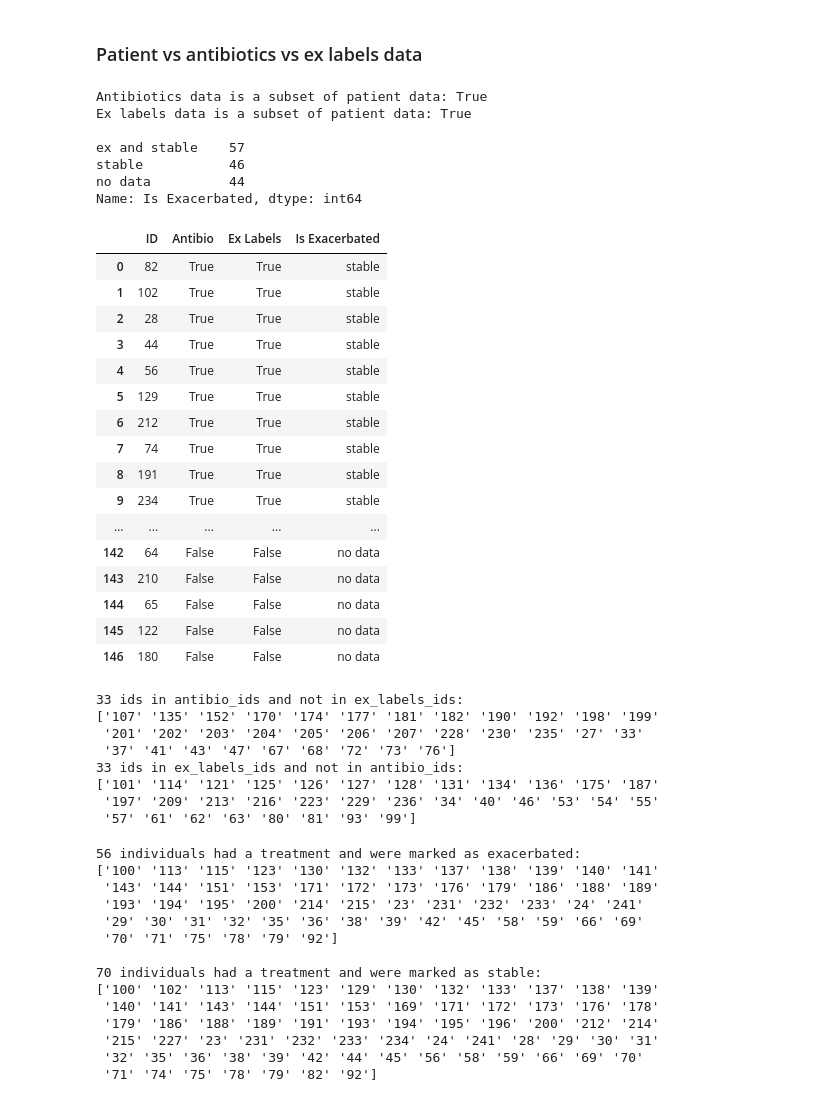
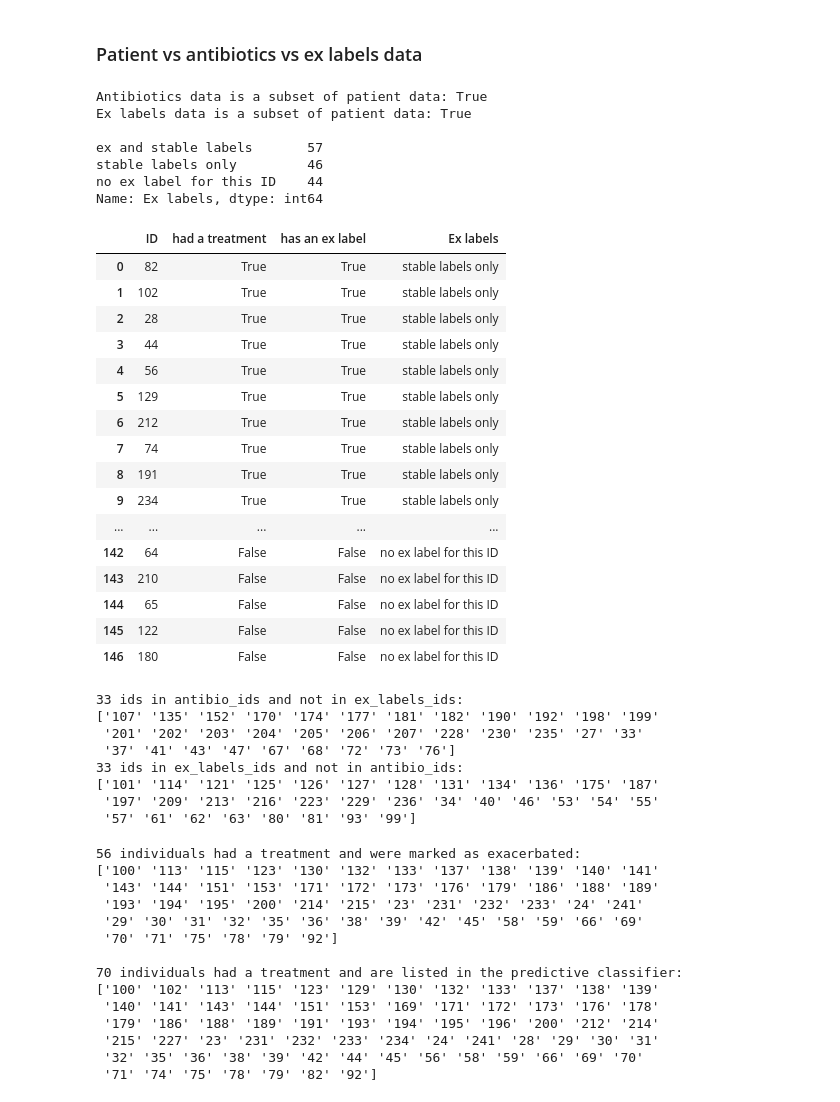
Before and after one commit to tristantreb/phd, a Jupyter notebook: src/data/2023-07-18_no_treatments_vs_no_ex_labels.ipynb, the cells around one changed output. Cells and saved outputs as stored; diff of their text form; code cells hidden in the pictures.

Commit message:
Cleanup no treatment vs no ex labels discovery

```diff
--- a/src/data/2023-07-18_no_treatments_vs_no_ex_labels.ipynb
+++ b/src/data/2023-07-18_no_treatments_vs_no_ex_labels.ipynb
@@ -148,63 +150,64 @@ print(
     f"Antibiotics data is a subset of patient data: {np.all(np.isin(antibio_ids, patient_ids))}"
 )
 print(
     f"Ex labels data is a subset of patient data: {np.all(np.isin(ex_labels_ids, patient_ids))}\n"
 )
 
 # Study the exacerbation labels data
 ids_stable = ex_labels[ex_labels["Is Exacerbated"] == False].ID.unique()
 ids_ex = ex_labels[ex_labels["Is Exacerbated"] == True].ID.unique()
 
 # Create a dataframe with column 1: patients, column 2: antibio, column 3: ex labels, column 4: is exacerbated
-df = pd.DataFrame(columns=["ID", "Antibio", "Ex Labels", "Is Exacerbated"])
+df = pd.DataFrame(columns=["ID", "had a treatment", "has an ex label", "Ex labels"])
 # In ID column, put all individuals
 df["ID"] = patient_ids
-# In antibio column, put true if the ID is in antibio_ids, false otherwise
-df["Antibio"] = np.isin(patient_ids, antibio_ids)
+# In had a treatment column, put true if the ID is in antibio_ids, false otherwise
+df["had a treatment"] = np.isin(patient_ids, antibio_ids)
 # In ex labels column, put true if the ID is in ex_labels_ids, false otherwise
-df["Ex Labels"] = np.isin(patient_ids, ex_labels_ids)
-# In is exacerbated column, put 'yes' if the ID is in ex_labels_ids and is exacerbated, 'both' otherwise
-df["Is Exacerbated"] = np.where(
+df["has an ex label"] = np.isin(patient_ids, ex_labels_ids)
+
+df["Ex labels"] = np.where(
     np.isin(patient_ids, ex_labels_ids),
     np.where(
         np.isin(patient_ids, ids_stable),
-        np.where(np.isin(patient_ids, ids_ex), "ex and stable", "stable"),
-        np.where(np.isin(patient_ids, ids_ex), "ex", "should not happen"),
+        np.where(np.isin(patient_ids, ids_ex), "ex and stable labels", "stable labels only"),
+        np.where(np.isin(patient_ids, ids_ex), "ex labels only", "should not happen"),
     ),
-    "no data",
+    "no ex label for this ID",
 )
 # Sort by Antibiot then Ex Labels
 df = df.sort_values(
-    by=["Antibio", "Ex Labels", "Is Exacerbated"], ascending=False
+    by=["had a treatment", "has an ex label", "Ex labels"], ascending=False
 ).reset_index(drop=True)
 
-print(df["Is Exacerbated"].value_counts())
+print("Grouping individuals by types of exacerbation labels")
+print(df["Ex labels"].value_counts())
 
 pd.set_option("display.max_rows", None)
 df.head(147)
 # %% [output]
 Antibiotics data is a subset of patient data: True
 Ex labels data is a subset of patient data: True
 
-ex and stable    57
-stable           46
-no data          44
-Name: Is Exacerbated, dtype: int64
+ex and stable labels       57
+stable labels only         46
+no ex label for this ID    44
+Name: Ex labels, dtype: int64
-|  | ID | Antibio | Ex Labels | Is Exacerbated |
-| 0 | 82 | True | True | stable |
-| 1 | 102 | True | True | stable |
-| 2 | 28 | True | True | stable |
-| 3 | 44 | True | True | stable |
-| 4 | 56 | True | True | stable |
-| 5 | 129 | True | True | stable |
-| 6 | 212 | True | True | stable |
-| 7 | 74 | True | True | stable |
-| 8 | 191 | True | True | stable |
-| 9 | 234 | True | True | stable |
+|  | ID | had a treatment | has an ex label | Ex labels |
+| 0 | 82 | True | True | stable labels only |
+| 1 | 102 | True | True | stable labels only |
+| 2 | 28 | True | True | stable labels only |
+| 3 | 44 | True | True | stable labels only |
+| 4 | 56 | True | True | stable labels only |
+| 5 | 129 | True | True | stable labels only |
+| 6 | 212 | True | True | stable labels only |
+| 7 | 74 | True | True | stable labels only |
+| 8 | 191 | True | True | stable labels only |
+| 9 | 234 | True | True | stable labels only |
 | ... | ... | ... | ... | ... |
-| 142 | 64 | False | False | no data |
-| 143 | 210 | False | False | no data |
-| 144 | 65 | False | False | no data |
-| 145 | 122 | False | False | no data |
-| 146 | 180 | False | False | no data |
+| 142 | 64 | False | False | no ex label for this ID |
+| 143 | 210 | False | False | no ex label for this ID |
+| 144 | 65 | False | False | no ex label for this ID |
+| 145 | 122 | False | False | no ex label for this ID |
+| 146 | 180 | False | False | no ex label for this ID |
 # %%
@@ -227,13 +231,13 @@ print(f"{len(diff)} ids in ex_labels_ids and not in antibio_ids:\n{diff}")
 # %%
 # Get list of ids that had no treatment and no exacerbation
 ids_treatment_ex = np.intersect1d(antibio_ids, ids_ex)
-ids_treatment_stable = np.intersect1d(antibio_ids, ids_stable)
+ids_treatment_stable = np.intersect1d(antibio_ids, ex_labels_ids)
 
 print(
     f"{len(ids_treatment_ex)} individuals had a treatment and were marked as exacerbated: \n{ids_treatment_ex}\n"
 )
 print(
-    f"{len(ids_treatment_stable)} individuals had a treatment and were marked as stable: \n{ids_treatment_stable}\n"
+    f"{len(ids_treatment_stable)} individuals had a treatment and are listed in the predictive classifier: \n{ids_treatment_stable}\n"
 )
 # %% [output]
 56 individuals had a treatment and were marked as exacerbated:
@@ -243,7 +247,7 @@ print(
  '29' '30' '31' '32' '35' '36' '38' '39' '42' '45' '58' '59' '66' '69'
  '70' '71' '75' '78' '79' '92']
 
-70 individuals had a treatment and were marked as stable:
+70 individuals had a treatment and are listed in the predictive classifier:
 ['100' '102' '113' '115' '123' '129' '130' '132' '133' '137' '138' '139'
  '140' '141' '143' '144' '151' '153' '169' '171' '172' '173' '176' '178'
  '179' '186' '188' '189' '191' '193' '194' '195' '196' '200' '212' '214'
```
Also changed, not shown: parts of 4 cells of this notebook.
